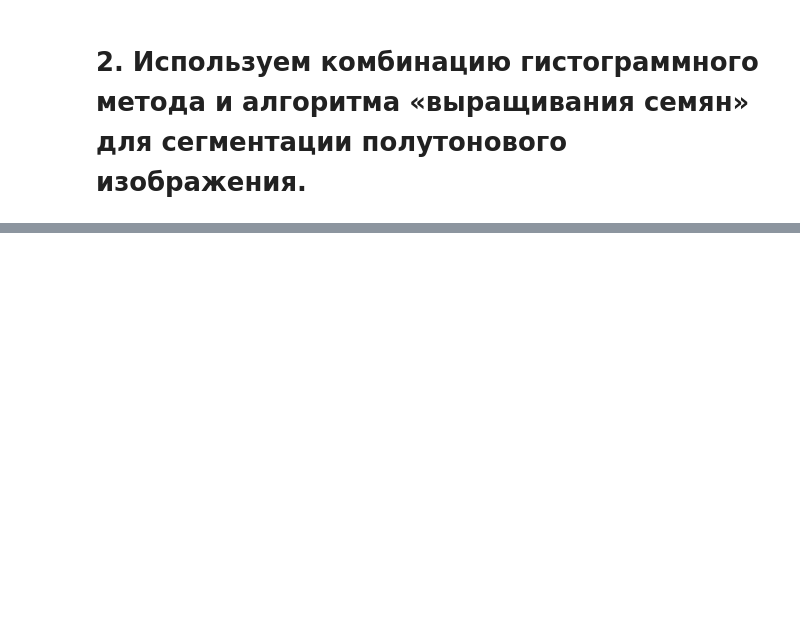
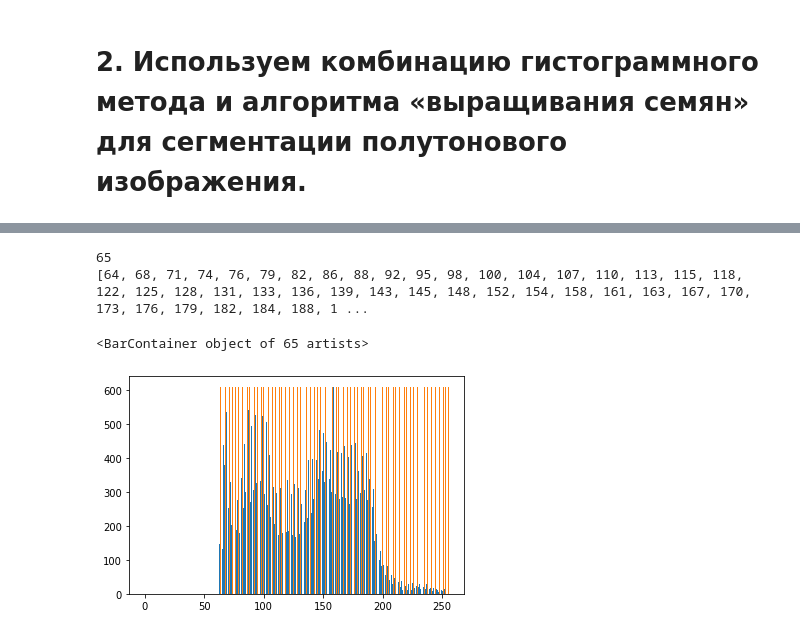
Before and after one commit to djhsgfjk/computer_vision, a Jupyter notebook: Lab2_Сравнение_алгоритмов_сегментации_изображений.ipynb, the cells around one changed output, grey strips where cells are left out. Cells and saved outputs as stored; diff of their text form; code cells hidden in the pictures; blank space fills up the shorter version.

```diff
--- a/Lab2_Сравнение_алгоритмов_сегментации_изображений.ipynb
+++ b/Lab2_Сравнение_алгоритмов_сегментации_изображений.ipynb
@@ -424,0 +446,12 @@ imshow(segmentedImage3, cmap='gray', vmin=0, vmax=255)
+# %%
+min2 = local_mins(y2)
+print(len(min2))
+print(min2)
+figure()
+bar(x2,y2)
+bar(min2, np.amax(y2))
+# %% [output]
+65
+[64, 68, 71, 74, 76, 79, 82, 86, 88, 92, 95, 98, 100, 104, 107, 110, 113, 115, 118, 122, 125, 128, 131, 133, 136, 139, 143, 145, 148, 152, 154, 158, 161, 163, 167, 170, 173, 176, 179, 182, 184, 188, 1 ...
+<BarContainer object of 65 artists>
+[figure, added]
```
Also changed, not shown: parts of 23 cells of this notebook.
